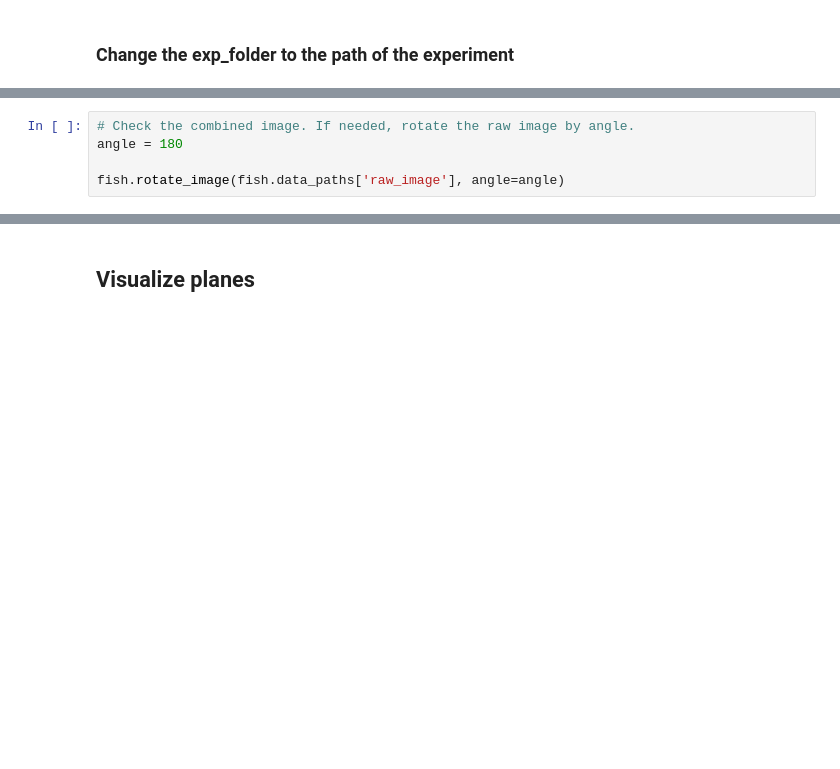
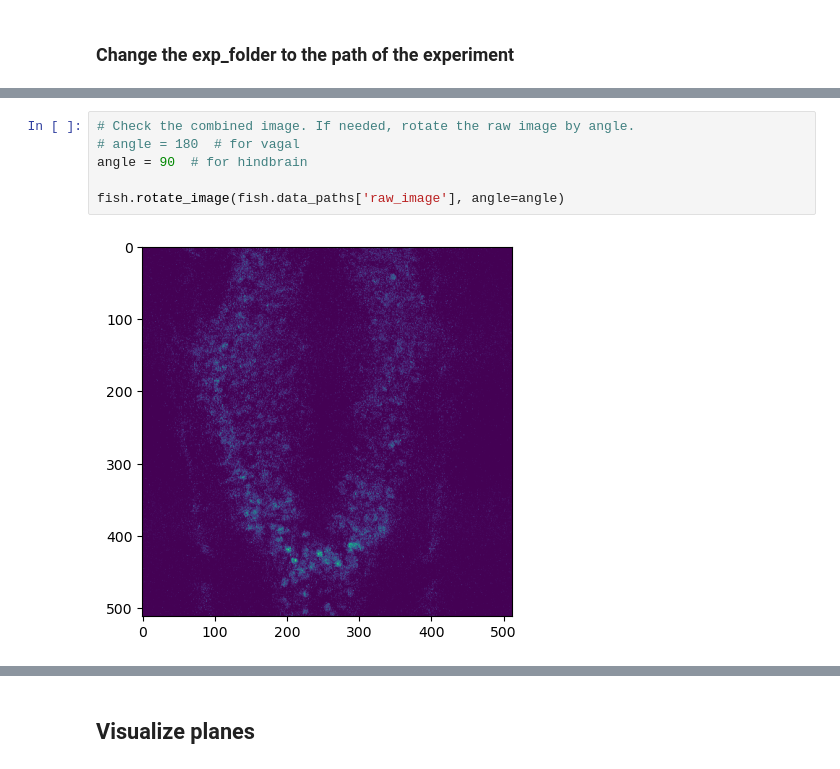
Before and after one commit to minel-arinel/caImageAnalysis, a Jupyter notebook: notebooks/0_bruker.ipynb, the cells around one changed output, grey strips where cells are left out. Drawn from its saved outputs; the diff is of its cells as text; blank space fills up the shorter version.

```diff
--- a/notebooks/0_bruker.ipynb
+++ b/notebooks/0_bruker.ipynb
@@ -32,8 +57,11 @@ The code that caused this warning is on line 77 of the file /Users/minelarinel/c
 # %%
 # Check the combined image. If needed, rotate the raw image by angle.
-angle = 180
+# angle = 180  # for vagal
+angle = 90  # for hindbrain
 
 fish.rotate_image(fish.data_paths['raw_image'], angle=angle)
+# %% [output]
+[figure, added]
 # %%
 # Split the raw volumetric image to individual planes
 fish.split_bruker_volumes('Ch2')
```
Also changed, not shown: parts of 5 cells of this notebook.
